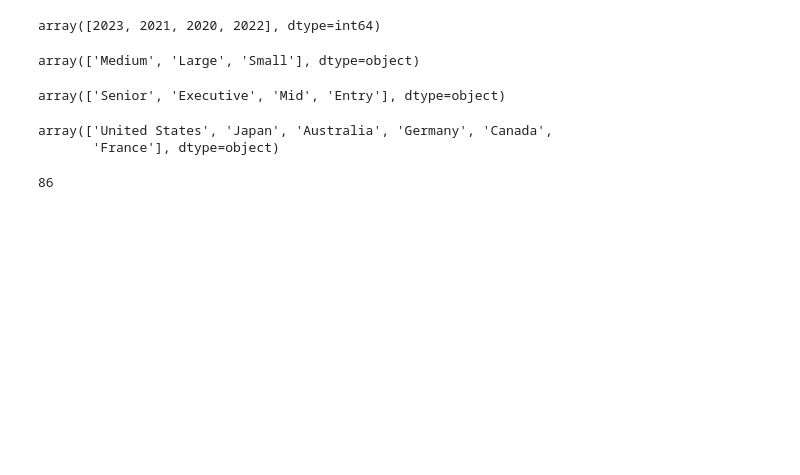
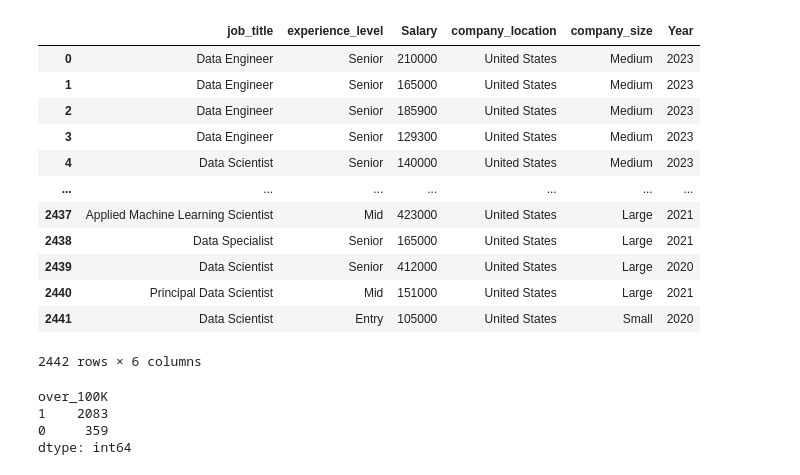
Before and after one commit to NathanRosse/DataScienceSalariesP4, a Jupyter notebook: Notebook/machine_learning_cynthia.ipynb, the cells around one changed output. Saved outputs shown, nothing was run; the diff lists cells and outputs as text; code cells hidden in the pictures; blank space fills up the shorter version.

```diff
--- a/Notebook/machine_learning_cynthia.ipynb
+++ b/Notebook/machine_learning_cynthia.ipynb
@@ -25,3 +25,0 @@ df_orig
-# %%
-df = df_orig.drop(columns=['Expertise Level', 'Salary Currency', 'Salary in USD'])
-df
@@ -59,21 +26,35 @@ df
-# %%
-df['Year'].unique()
-# %% [output]
-array([2023, 2021, 2020, 2022], dtype=int64)
-# %%
-df['Company Size'].unique()
-# %% [output]
-array(['Medium', 'Large', 'Small'], dtype=object)
-# %%
-df['Experience Level'].unique()
-# %% [output]
-array(['Senior', 'Executive', 'Mid', 'Entry'], dtype=object)
-# %%
-df['Company Location'].unique()
-# %% [output]
-array(['United States', 'Japan', 'Australia', 'Germany', 'Canada',
-       'France'], dtype=object)
-# %%
-len(df['Job Title'].unique())
-# %% [output]
-86
+# %%
+df = df.rename(columns={"Job Title": "job_title",
+                   "Experience Level": "experience_level",
+                   "Company Location": 'company_location',
+                   "Company Size": "company_size"})
+df
+# %% [output]
+|  | job_title | experience_level | Salary | company_location | company_size | Year |
+| 0 | Data Engineer | Senior | 210000 | United States | Medium | 2023 |
+| 1 | Data Engineer | Senior | 165000 | United States | Medium | 2023 |
+| 2 | Data Engineer | Senior | 185900 | United States | Medium | 2023 |
+| 3 | Data Engineer | Senior | 129300 | United States | Medium | 2023 |
+| 4 | Data Scientist | Senior | 140000 | United States | Medium | 2023 |
+| ... | ... | ... | ... | ... | ... | ... |
+| 2437 | Applied Machine Learning Scientist | Mid | 423000 | United States | Large | 2021 |
+| 2438 | Data Specialist | Senior | 165000 | United States | Large | 2021 |
+| 2439 | Data Scientist | Senior | 412000 | United States | Large | 2020 |
+| 2440 | Principal Data Scientist | Mid | 151000 | United States | Large | 2021 |
+| 2441 | Data Scientist | Entry | 105000 | United States | Small | 2020 |
+2442 rows × 6 columns
+# %%
+salary_100K = []
+for salary in df['Salary']:
+    if salary < 100000:
+        salary_100K.append('0')
+    else:
+        salary_100K.append('1')
+
+df['over_100K'] = salary_100K
+df.value_counts("over_100K")
+# %% [output]
+over_100K
+1    2083
+0     359
+dtype: int64
```
Also changed, not shown: parts of 20 cells of this notebook, 2 other files.
